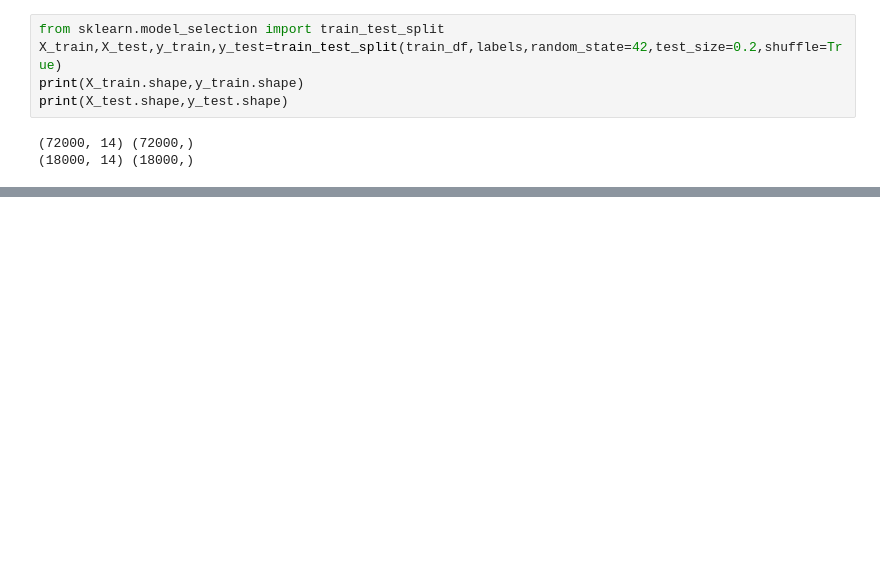
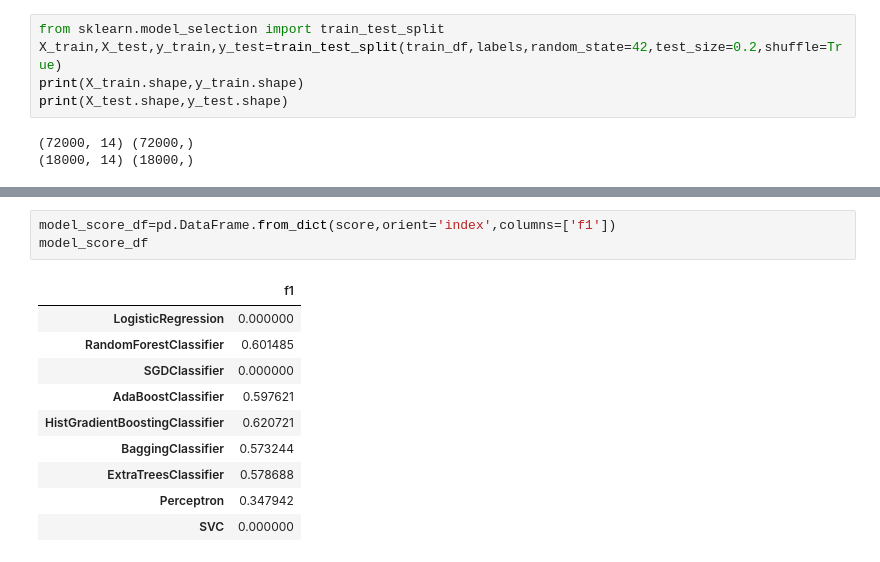
Before and after one commit to 22f2000792/MLP-prac, a Jupyter notebook: KA2.ipynb, the cells around one changed output, grey strips where cells are left out. Cells and saved outputs as stored; diff of their text form; blank space fills up the shorter version.

```diff
--- a/KA2.ipynb
+++ b/KA2.ipynb
@@ -399,0 +414,14 @@ f1_score(y_test,sel_pred)
+# %%
+model_score_df=pd.DataFrame.from_dict(score,orient='index',columns=['f1'])
+model_score_df
+# %% [output]
+|  | f1 |
+| LogisticRegression | 0.000000 |
+| RandomForestClassifier | 0.601485 |
+| SGDClassifier | 0.000000 |
+| AdaBoostClassifier | 0.597621 |
+| HistGradientBoostingClassifier | 0.620721 |
+| BaggingClassifier | 0.573244 |
+| ExtraTreesClassifier | 0.578688 |
+| Perceptron | 0.347942 |
+| SVC | 0.000000 |
```
Also changed, not shown: parts of 16 cells of this notebook.
